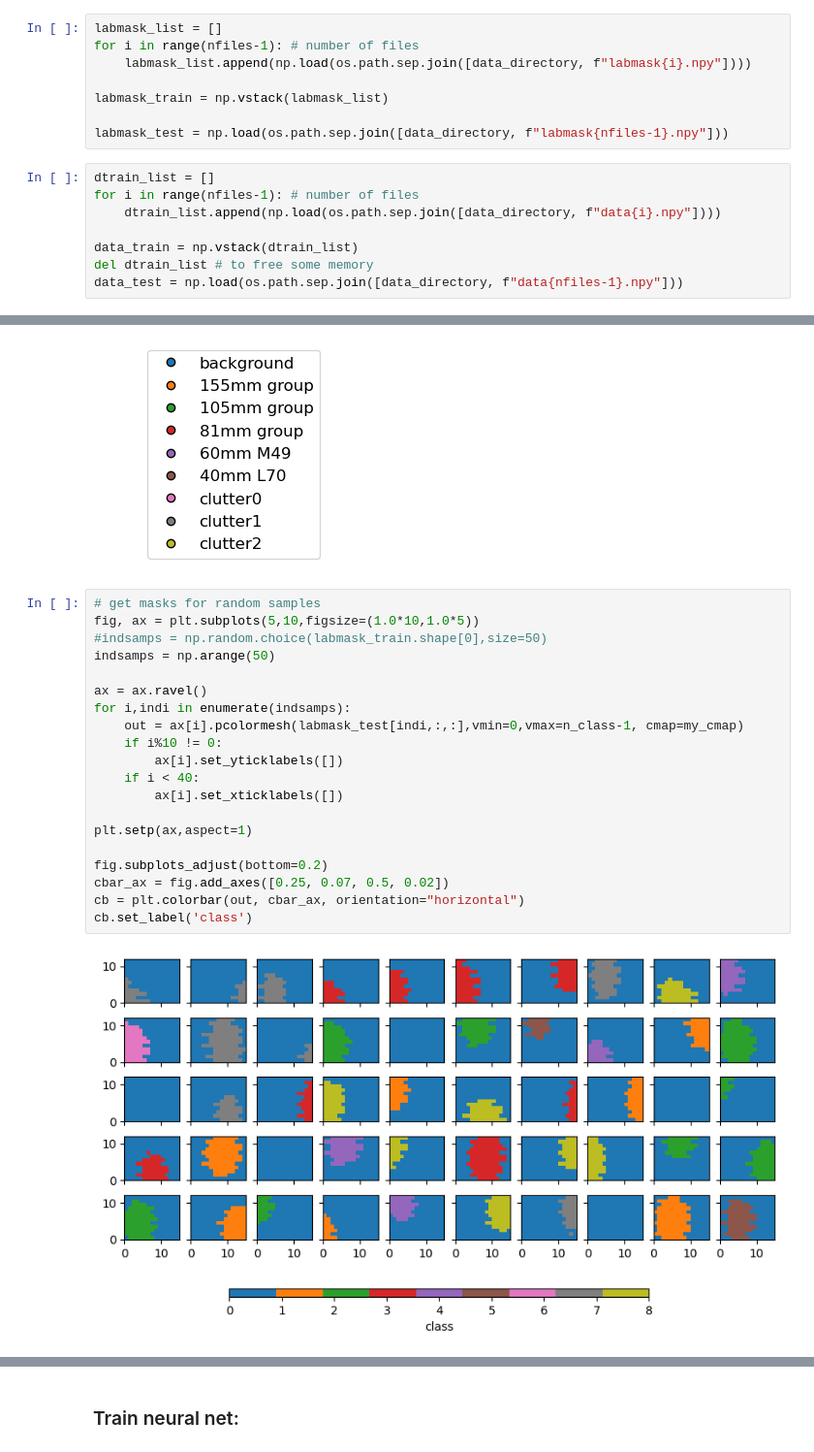
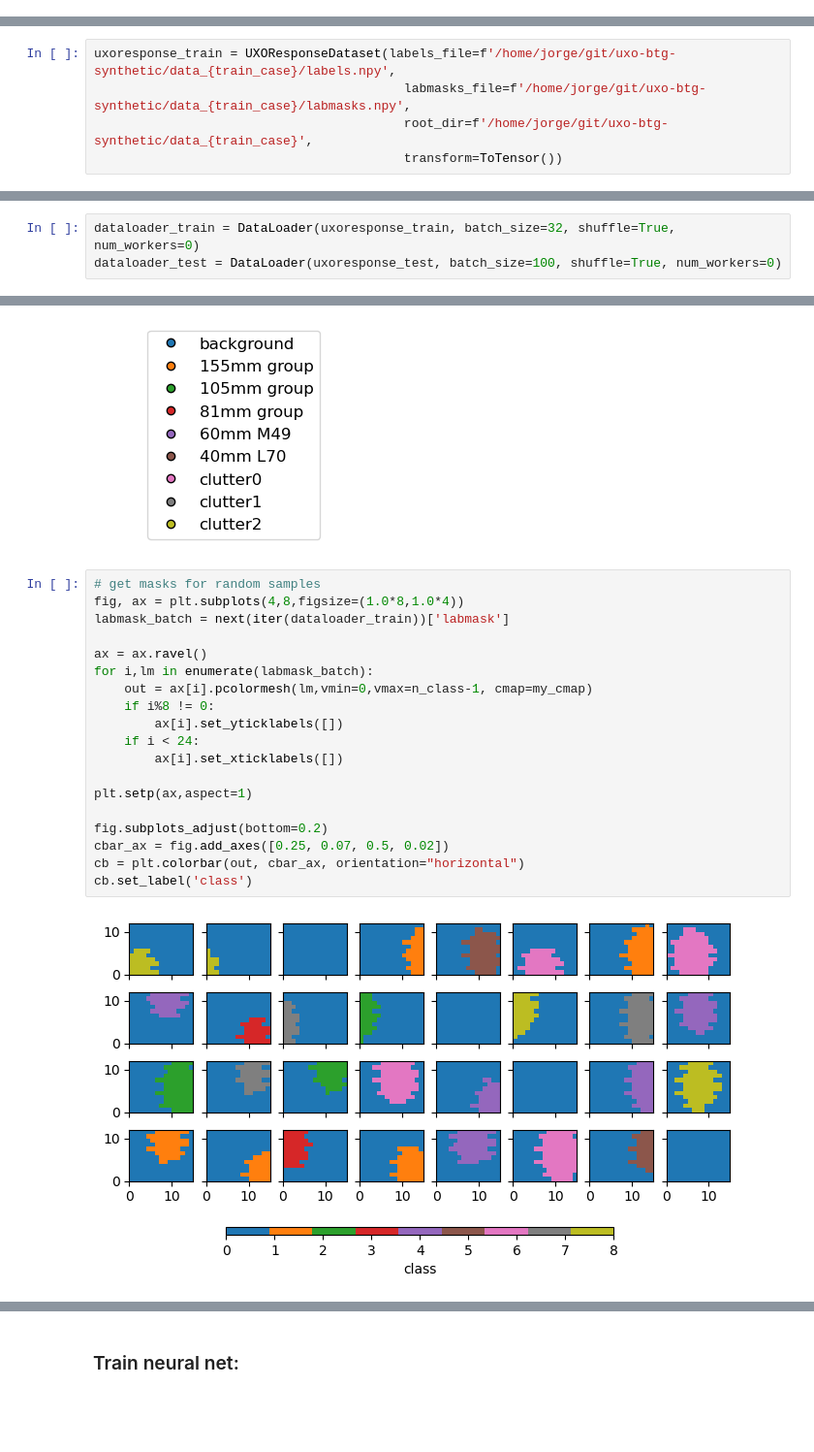
Before and after one commit to jlalvis/uxo-cnn-classification, a Jupyter notebook: notebooks/training-with-synthetic-data.ipynb, the cells around one changed output, grey strips where cells are left out. Shown at 97% size. Drawn from its saved outputs; the diff is of its cells as text; blank space fills up the shorter version.

Commit message:
changed training to pytorch dataloader

```diff
--- a/notebooks/training-with-synthetic-data.ipynb
+++ b/notebooks/training-with-synthetic-data.ipynb
@@ -164,16 +148,0 @@ ntimes = len(times)
-# %%
-labmask_list = []
-for i in range(nfiles-1): # number of files
-    labmask_list.append(np.load(os.path.sep.join([data_directory, f"labmask{i}.npy"])))
-
-labmask_train = np.vstack(labmask_list)
-
-labmask_test = np.load(os.path.sep.join([data_directory, f"labmask{nfiles-1}.npy"]))
-# %%
-dtrain_list = []
-for i in range(nfiles-1): # number of files
-    dtrain_list.append(np.load(os.path.sep.join([data_directory, f"data{i}.npy"])))
-
-data_train = np.vstack(dtrain_list)
-del dtrain_list # to free some memory
-data_test = np.load(os.path.sep.join([data_directory, f"data{nfiles-1}.npy"]))
@@ -183,0 +189,5 @@ data_train.shape
+# %%
+uxoresponse_train = UXOResponseDataset(labels_file=f'/home/jorge/git/uxo-btg-synthetic/data_{train_case}/labels.npy',
+                                         labmasks_file=f'/home/jorge/git/uxo-btg-synthetic/data_{train_case}/labmasks.npy',
+                                         root_dir=f'/home/jorge/git/uxo-btg-synthetic/data_{train_case}',
+                                         transform=ToTensor())
@@ -184,3 +199,6 @@ data_train.shape
+# %%
+dataloader_train = DataLoader(uxoresponse_train, batch_size=32, shuffle=True, num_workers=0)
+dataloader_test = DataLoader(uxoresponse_test, batch_size=100, shuffle=True, num_workers=0)
 # %% [markdown]
 ## Plot some label masks samples:
 # %%
@@ -207,23 +225,22 @@ ax.legend(custom_lines, ['background'] + list(class_dict.values())[1:], loc="low
 [figure]
 # %%
 # get masks for random samples
-fig, ax = plt.subplots(5,10,figsize=(1.0*10,1.0*5))
-#indsamps = np.random.choice(labmask_train.shape[0],size=50)
-indsamps = np.arange(50)
+fig, ax = plt.subplots(4,8,figsize=(1.0*8,1.0*4))
+labmask_batch = next(iter(dataloader_train))['labmask']
 
 ax = ax.ravel()
-for i,indi in enumerate(indsamps):
-    out = ax[i].pcolormesh(labmask_test[indi,:,:],vmin=0,vmax=n_class-1, cmap=my_cmap)
-    if i%10 != 0:
+for i,lm in enumerate(labmask_batch):
+    out = ax[i].pcolormesh(lm,vmin=0,vmax=n_class-1, cmap=my_cmap)
+    if i%8 != 0:
         ax[i].set_yticklabels([])
-    if i < 40:
+    if i < 24:
         ax[i].set_xticklabels([])
 
 plt.setp(ax,aspect=1)
 
 fig.subplots_adjust(bottom=0.2)
 cbar_ax = fig.add_axes([0.25, 0.07, 0.5, 0.02])
 cb = plt.colorbar(out, cbar_ax, orientation="horizontal")
 cb.set_label('class')
 # %% [output]
-[figure, old version]
+[figure, new version]
```
Also changed, not shown: parts of 26 cells of this notebook, 3 other files.
